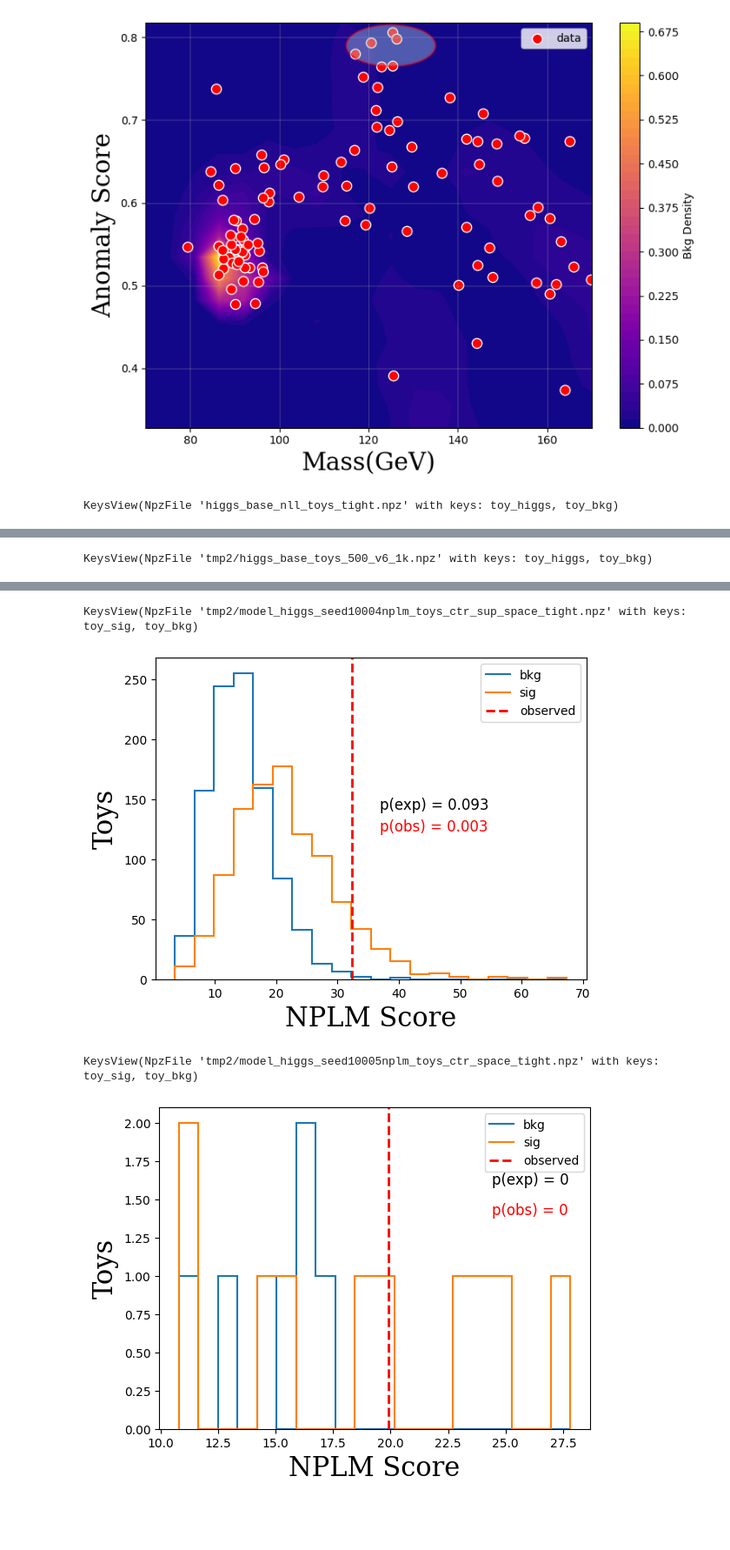
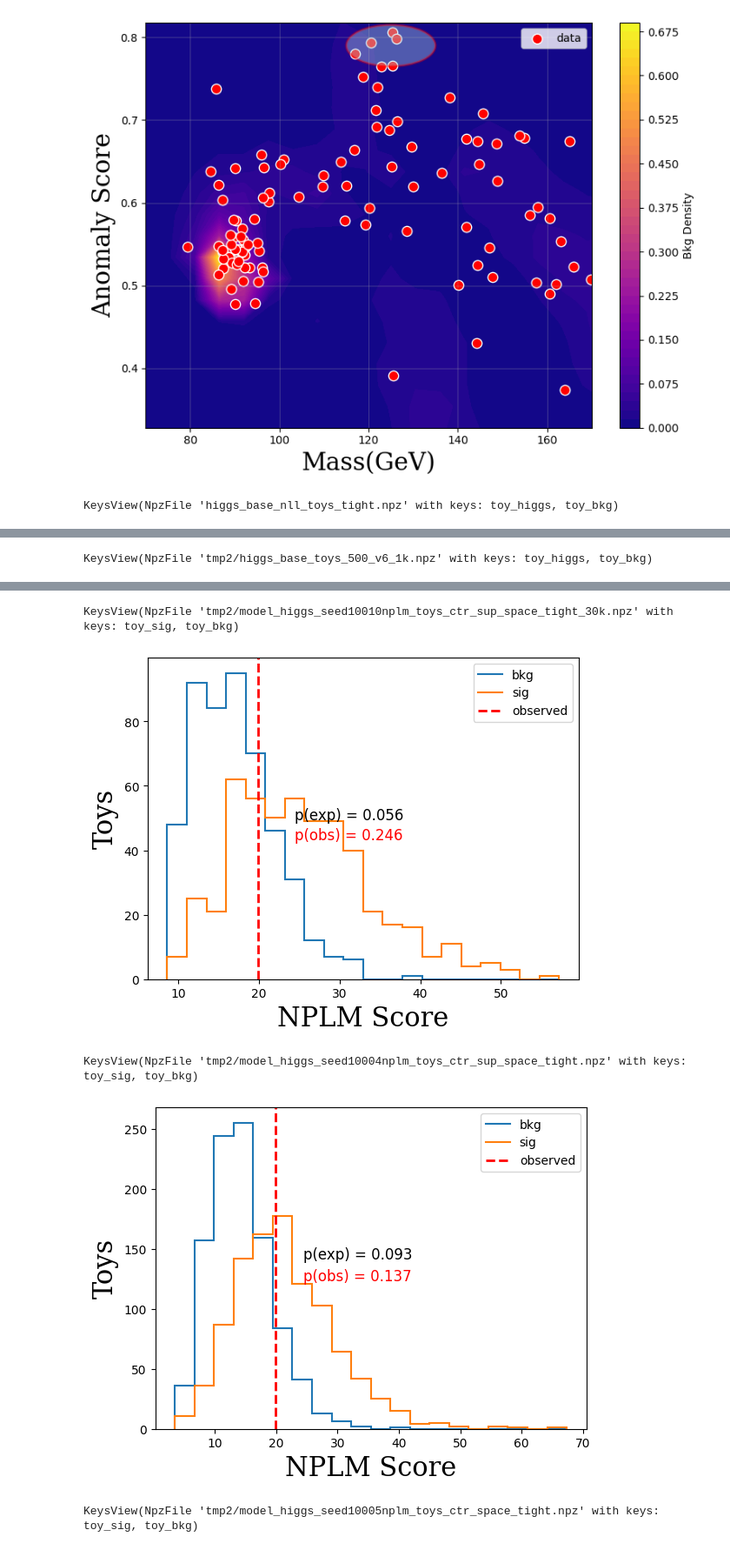
Before and after one commit to SamBT/phlab-neurips25, a Jupyter notebook: experiments/higgs/Higgs_final_pvalues.ipynb, the cells around one changed output, grey strips where cells are left out. Shown: that part at 87% size. Drawn from its saved outputs; the diff is of its cells as text; code cells hidden in the pictures; blank space fills up the shorter version.

```diff
--- a/experiments/higgs/Higgs_final_pvalues.ipynb
+++ b/experiments/higgs/Higgs_final_pvalues.ipynb
@@ -75,36 +75,38 @@ def plotPvalue(iFile,obsval,label='toy_higgs',LL=False):
     #print('exp p-value:',float(len(bkg[bkg > sig.mean()]))/len(bkg),z_exp)
     #print(bkg.mean(),sig.mean())
 
     if LL:
         ymax=np.max(sig_vals)
         formatted_value = f"{p_obs:.3g}"   # e.g. "0.0123"
         plt.text(obsval-2.5, 0.8*ymax, f"p(obs) = {formatted_value}", fontsize=12, color='red')
         formatted_value = f"{p_exp:.3g}"   # e.g. "0.0123"
         plt.text(obsval-2.5, 0.9*ymax, f"p(exp) = {formatted_value}", fontsize=12, color='black')
     else:
         ymax=np.max(sig_vals)
         formatted_value = f"{p_obs:.3g}"   # e.g. "0.0123"
         plt.text(obsval+4.5, 0.7*ymax, f"p(obs) = {formatted_value}", fontsize=12, color='red')
         formatted_value = f"{p_exp:.3g}"   # e.g. "0.0123"
         plt.text(obsval+4.5, 0.8*ymax, f"p(exp) = {formatted_value}", fontsize=12, color='black')
 
     if LL:
         plt.xlabel('$\Delta$ Log($\mathcal{L}$)',fontsize=22, fontname='serif')
     else:
         plt.xlabel('NPLM Score',fontsize=22, fontname='serif')
     plt.ylabel('Toys',fontsize=22, fontname='serif')
     plt.legend()
     plt.show()
 plotPvalue("higgs_base_nll_toys_tight.npz",1.82,LL=True)
 plotPvalue("tmp2/higgs_base_toys_500_v6_1k.npz",obsval=33.6)
-plotPvalue("tmp2/model_higgs_seed10004nplm_toys_ctr_sup_space_tight.npz",label='toy_sig',obsval=32.4)
-plotPvalue("tmp2/model_higgs_seed10005nplm_toys_ctr_space_tight.npz",label='toy_sig',obsval=19.9)
+plotPvalue("tmp2/model_higgs_seed10010nplm_toys_ctr_sup_space_tight_30k.npz",19.9,label='toy_sig')#30kernels 4d
+plotPvalue("tmp2/model_higgs_seed10004nplm_toys_ctr_sup_space_tight.npz",label='toy_sig',obsval=19.9)#20 kernels 4d
+plotPvalue("tmp2/model_higgs_seed10005nplm_toys_ctr_space_tight.npz",label='toy_sig',obsval=32.4)
 # %% [output]
 KeysView(NpzFile 'higgs_base_nll_toys_tight.npz' with keys: toy_higgs, toy_bkg)
 [figure]
 KeysView(NpzFile 'tmp2/higgs_base_toys_500_v6_1k.npz' with keys: toy_higgs, toy_bkg)
 [figure]
-KeysView(NpzFile 'tmp2/model_higgs_seed10004nplm_toys_ctr_sup_space_tight.npz' with keys: toy_sig, toy_bkg)
+KeysView(NpzFile 'tmp2/model_higgs_seed10010nplm_toys_ctr_sup_space_tight_30k.npz' with keys: toy_sig, toy_bkg)
-[figure, old version]
+[figure, new version]
-KeysView(NpzFile 'tmp2/model_higgs_seed10005nplm_toys_ctr_space_tight.npz' with keys: toy_sig, toy_bkg)
+KeysView(NpzFile 'tmp2/model_higgs_seed10004nplm_toys_ctr_sup_space_tight.npz' with keys: toy_sig, toy_bkg)
-[figure, old version]
+[figure, new version]
+KeysView(NpzFile 'tmp2/model_higgs_seed10005nplm_toys_ctr_space_tight.npz' with keys: toy_sig, toy_bkg)
```
Also changed, not shown: parts of 3 cells of this notebook, 1 other file.
